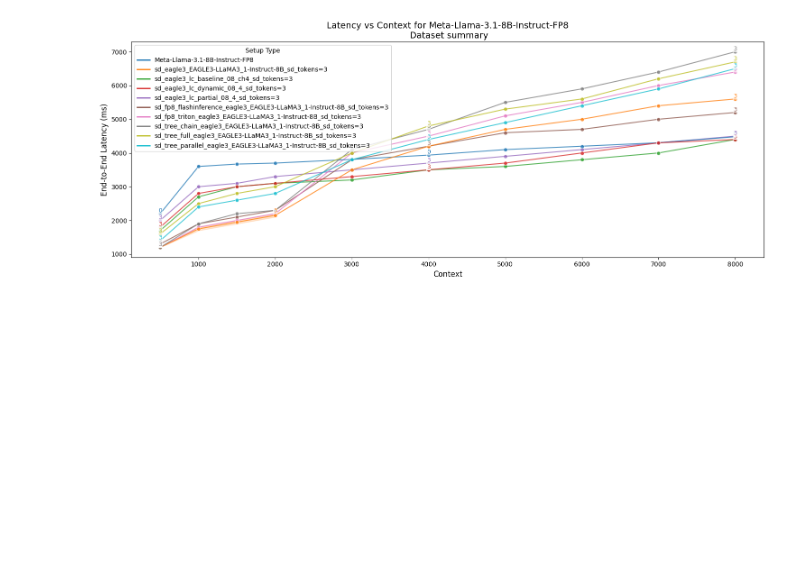
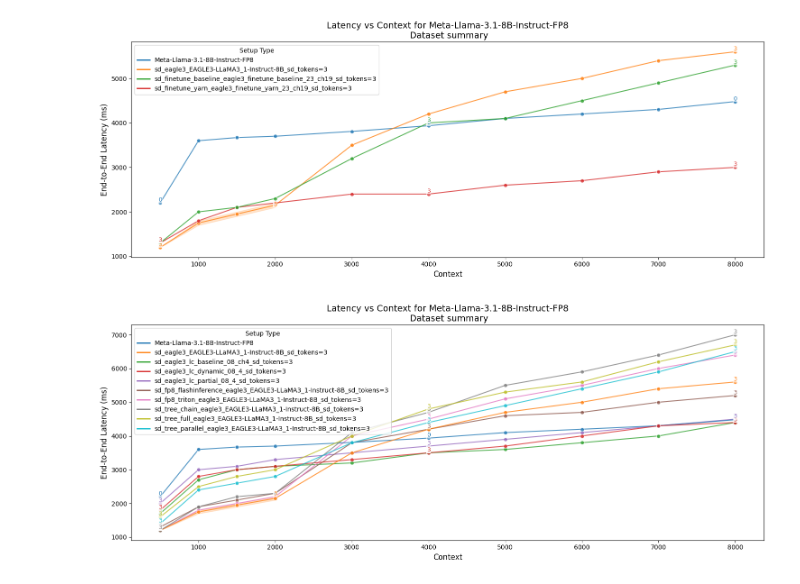
Before and after one commit to Red-Caesar/LCSpec, a Jupyter notebook: analysis/results.ipynb, the cells around one changed output. Cells and saved outputs as stored; diff of their text form; code cells hidden in the pictures; blank space fills up the shorter version.

```diff
--- a/analysis/results.ipynb
+++ b/analysis/results.ipynb
@@ -27,3 +49,12 @@ df = df[df['num_spec_tokens'].isin(target_num_spec_tokens)]
+# %%
+dataset_type = "summary"
+model_name = "Meta-Llama-3.1-8B-Instruct-FP8"
+target_setups = ["Meta-Llama", "sd_finetune", "sd_eagle3_EAGLE3"]
+
+df_finetuned = df[df['setup_type'].str.contains('|'.join(target_setups), na=False)]
+plot_2d_latency_vs_context(df_finetuned, dataset_type, model_name)
+# %% [output]
+[figure, added]
 # %%
 # plot_3d_latency_vs_load_vs_input_tokens(df)
 dataset_type = "summary"
```
Also changed, not shown: parts of 3 cells of this notebook, 9 other files.
